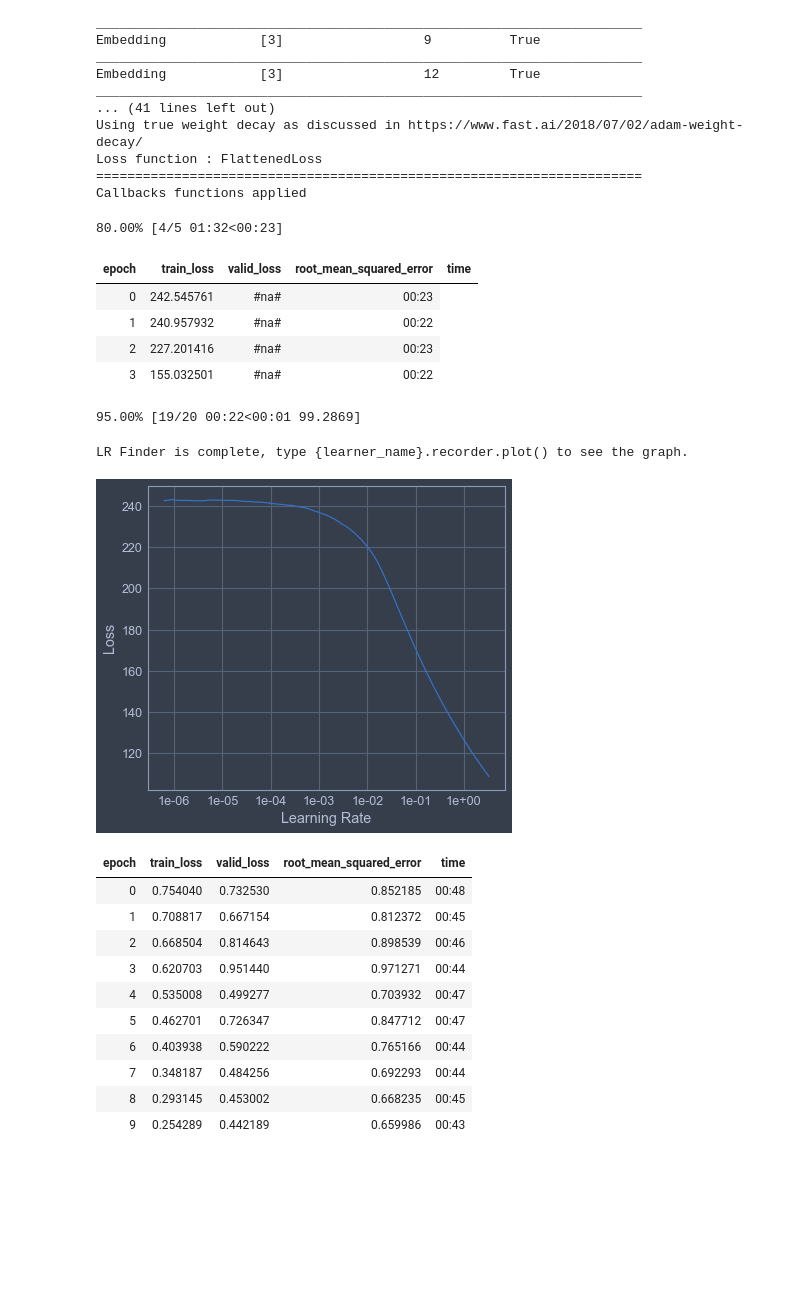
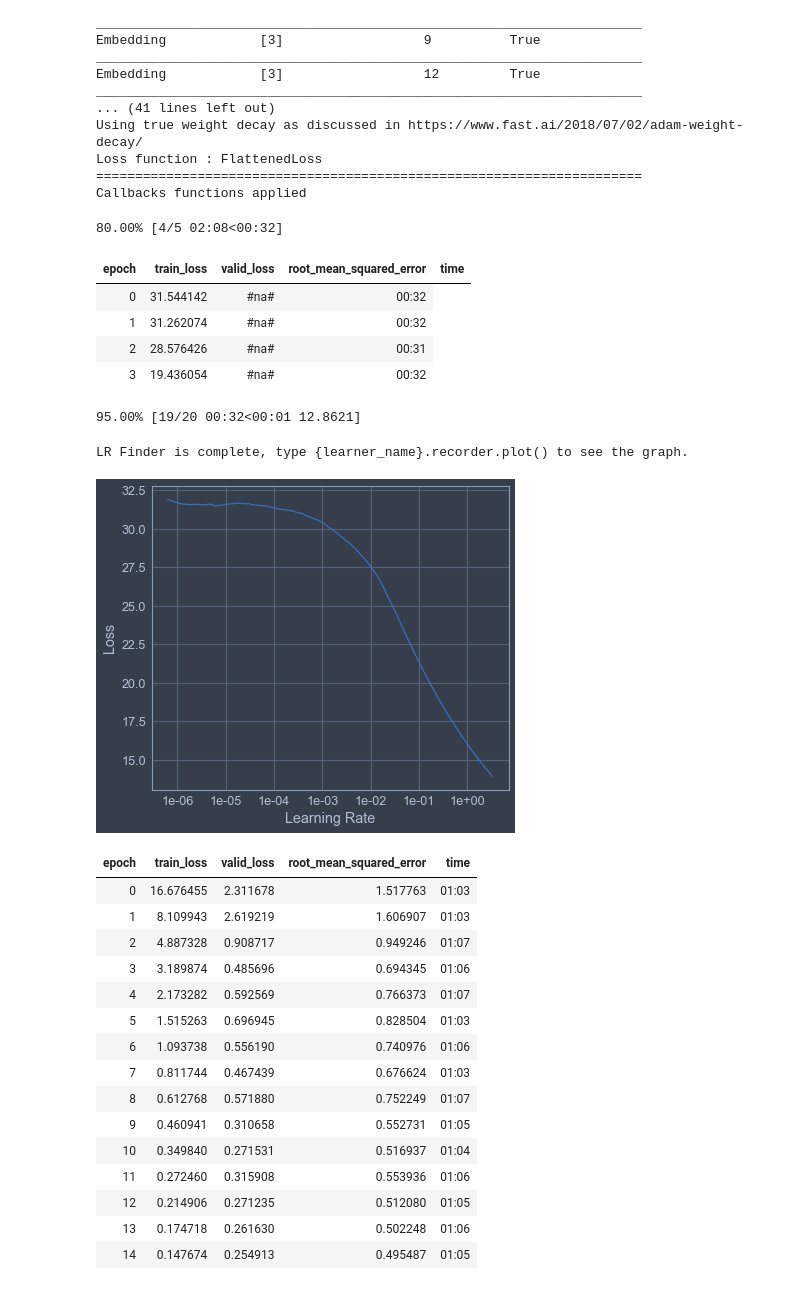
Before and after one commit to erikson84/covid19, a Jupyter notebook: casos_municipios.ipynb, the cells around one changed output. Drawn from its saved outputs; the diff is of its cells as text; code cells hidden in the pictures; blank space fills up the shorter version.

```diff
--- a/casos_municipios.ipynb
+++ b/casos_municipios.ipynb
@@ -409,7 +395,7 @@ cat_vars = ['CODUFMUN', 'UF', 'FERIADO', 'DATAMonth', 'DATAWeek', 'DATADay',
            'DATAIs_quarter_end', 'DATAIs_quarter_start']
 target = 'deaths'
 cont_vars = [x for x in train_data.columns if x not in cat_vars + [target] + ['DATA', 'index', 'DATAYear', 'MUNICIPIO', 'DATAIs_year_end',
-           'DATAIs_year_start', 'DATAElapsed', 'new_deaths', 'new_cases', 'cases']]
+           'DATAIs_year_start', 'DATAElapsed', 'new_deaths', 'new_cases', 'cases', 'level_0']]
 transf = [FillMissing, Categorify, Normalize]
 cont_vars
 # %% [output]
@@ -438,7 +424,7 @@ model_data = (TabularList.from_df(train_data, cat_names=cat_vars, cont_names=con
              #.label_from_func(func=lambda x: x.INT if x.INT.ne(0.0) else x.INT+0.1)
              .databunch(bs=512))
 # %%
-learn = tabular_learner(data=model_data, layers=[200, 50], ps=[0.5, 0.1], emb_drop=0.05, wd=0.1, y_range=(0, 30), metrics=rmse)
+learn = tabular_learner(data=model_data, layers=[200, 50], ps=[0.5, 0.1], emb_drop=0.05, wd=0.2, y_range=(0, 12), metrics=rmse)
                         #loss_func=FlattenedLoss(nn.L1Loss, is_2d=False))
 # %%
 learn.summary()
@@ -464,27 +450,32 @@ Callbacks functions applied
 learn.lr_find()
 learn.recorder.plot()
 # %% [output]
-80.00% [4/5 01:32<00:23]
+80.00% [4/5 02:08<00:32]
 | epoch | train_loss | valid_loss | root_mean_squared_error | time |
-| 0 | 242.545761 | #na# | 00:23 |
-| 1 | 240.957932 | #na# | 00:22 |
-| 2 | 227.201416 | #na# | 00:23 |
-| 3 | 155.032501 | #na# | 00:22 |
+| 0 | 31.544142 | #na# | 00:32 |
+| 1 | 31.262074 | #na# | 00:32 |
+| 2 | 28.576426 | #na# | 00:31 |
+| 3 | 19.436054 | #na# | 00:32 |
-95.00% [19/20 00:22<00:01 99.2869]
+95.00% [19/20 00:32<00:01 12.8621]
 LR Finder is complete, type {learner_name}.recorder.plot() to see the graph.
-[figure, old version]
+[figure, new version]
 # %%
-learn.fit_one_cycle(10, 0.1)
+learn.fit_one_cycle(15, 0.1)
 # %% [output]
 | epoch | train_loss | valid_loss | root_mean_squared_error | time |
-| 0 | 0.754040 | 0.732530 | 0.852185 | 00:48 |
-| 1 | 0.708817 | 0.667154 | 0.812372 | 00:45 |
-| 2 | 0.668504 | 0.814643 | 0.898539 | 00:46 |
-| 3 | 0.620703 | 0.951440 | 0.971271 | 00:44 |
-| 4 | 0.535008 | 0.499277 | 0.703932 | 00:47 |
-| 5 | 0.462701 | 0.726347 | 0.847712 | 00:47 |
-| 6 | 0.403938 | 0.590222 | 0.765166 | 00:44 |
-| 7 | 0.348187 | 0.484256 | 0.692293 | 00:44 |
-| 8 | 0.293145 | 0.453002 | 0.668235 | 00:45 |
-| 9 | 0.254289 | 0.442189 | 0.659986 | 00:43 |
+| 0 | 16.676455 | 2.311678 | 1.517763 | 01:03 |
+| 1 | 8.109943 | 2.619219 | 1.606907 | 01:03 |
+| 2 | 4.887328 | 0.908717 | 0.949246 | 01:07 |
+| 3 | 3.189874 | 0.485696 | 0.694345 | 01:06 |
+| 4 | 2.173282 | 0.592569 | 0.766373 | 01:07 |
+| 5 | 1.515263 | 0.696945 | 0.828504 | 01:03 |
+| 6 | 1.093738 | 0.556190 | 0.740976 | 01:06 |
+| 7 | 0.811744 | 0.467439 | 0.676624 | 01:03 |
+| 8 | 0.612768 | 0.571880 | 0.752249 | 01:07 |
+| 9 | 0.460941 | 0.310658 | 0.552731 | 01:05 |
+| 10 | 0.349840 | 0.271531 | 0.516937 | 01:04 |
+| 11 | 0.272460 | 0.315908 | 0.553936 | 01:06 |
+| 12 | 0.214906 | 0.271235 | 0.512080 | 01:05 |
+| 13 | 0.174718 | 0.261630 | 0.502248 | 01:06 |
+| 14 | 0.147674 | 0.254913 | 0.495487 | 01:05 |
 # %%
```
Also changed, not shown: parts of 24 cells of this notebook.
